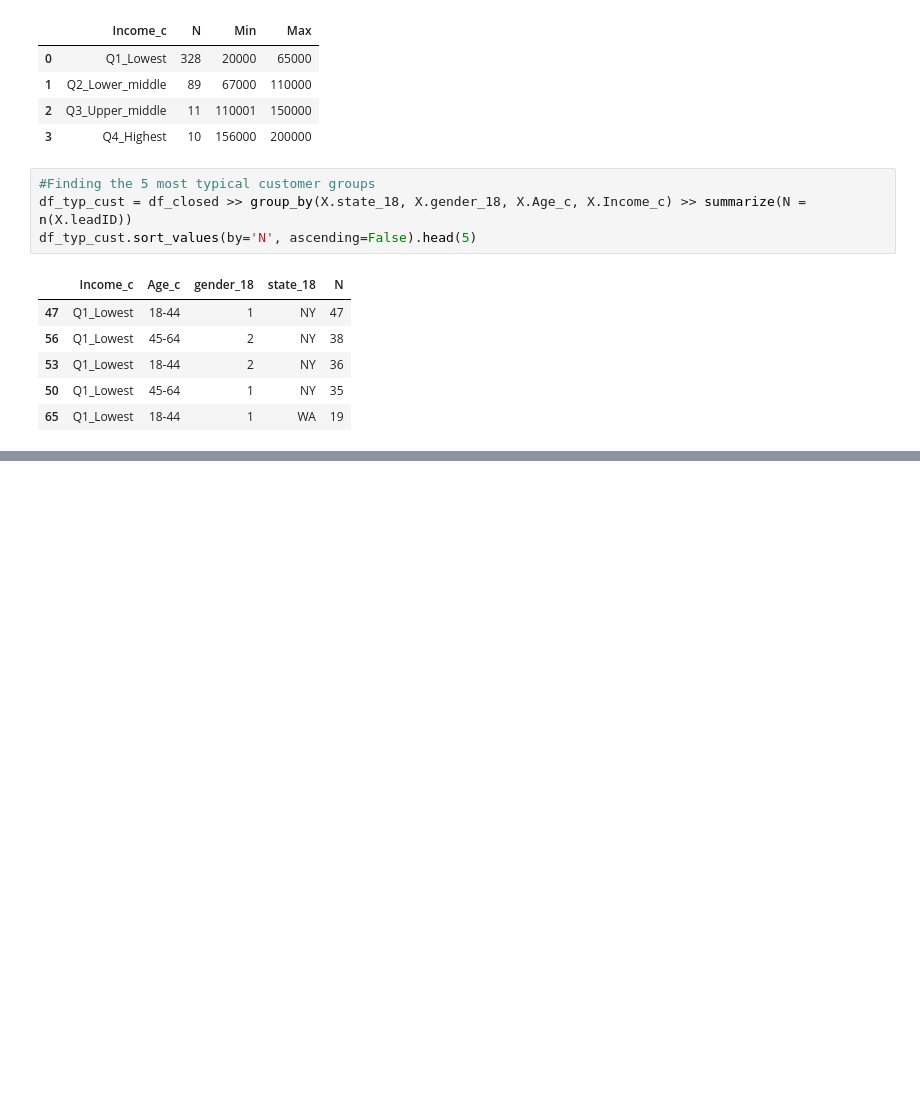
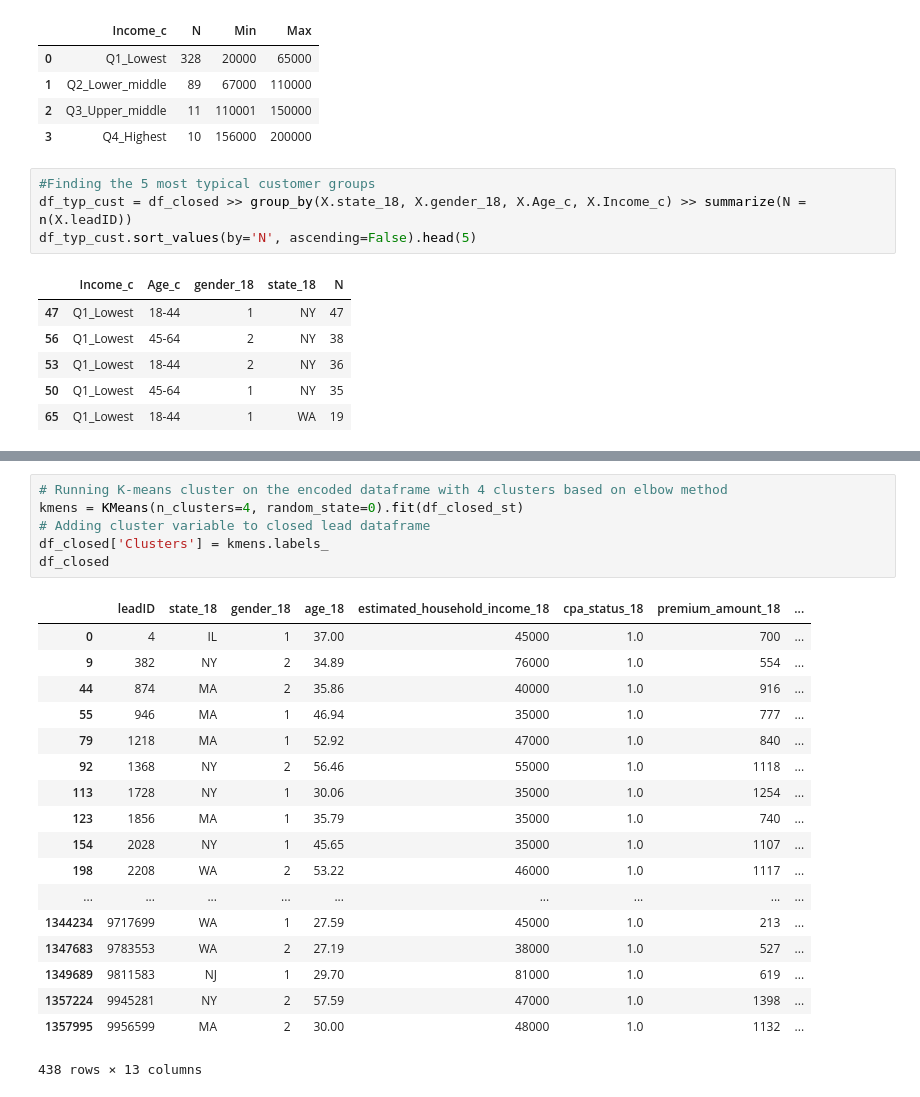
Before and after one commit to ZsoltNagy86/ABC_LLC_Leads, a Jupyter notebook: ABC_LLC_Leads.ipynb, the cells around one changed output, grey strips where cells are left out. Saved outputs shown, nothing was run; the diff lists cells and outputs as text; blank space fills up the shorter version.

```diff
--- a/ABC_LLC_Leads.ipynb
+++ b/ABC_LLC_Leads.ipynb
@@ -259,0 +351,25 @@ df_typ_cust.sort_values(by='N', ascending=False).head(5)
+# %%
+# Running K-means cluster on the encoded dataframe with 4 clusters based on elbow method
+kmens = KMeans(n_clusters=4, random_state=0).fit(df_closed_st)
+# Adding cluster variable to closed lead dataframe
+df_closed['Clusters'] = kmens.labels_
+df_closed
+# %% [output]
+|  | leadID | state_18 | gender_18 | age_18 | estimated_household_income_18 | cpa_status_18 | premium_amount_18 | ... |
+| 0 | 4 | IL | 1 | 37.00 | 45000 | 1.0 | 700 | ... |
+| 9 | 382 | NY | 2 | 34.89 | 76000 | 1.0 | 554 | ... |
+| 44 | 874 | MA | 2 | 35.86 | 40000 | 1.0 | 916 | ... |
+| 55 | 946 | MA | 1 | 46.94 | 35000 | 1.0 | 777 | ... |
+| 79 | 1218 | MA | 1 | 52.92 | 47000 | 1.0 | 840 | ... |
+| 92 | 1368 | NY | 2 | 56.46 | 55000 | 1.0 | 1118 | ... |
+| 113 | 1728 | NY | 1 | 30.06 | 35000 | 1.0 | 1254 | ... |
+| 123 | 1856 | MA | 1 | 35.79 | 35000 | 1.0 | 740 | ... |
+| 154 | 2028 | NY | 1 | 45.65 | 35000 | 1.0 | 1107 | ... |
+| 198 | 2208 | WA | 2 | 53.22 | 46000 | 1.0 | 1117 | ... |
+| ... | ... | ... | ... | ... | ... | ... | ... | ... |
+| 1344234 | 9717699 | WA | 1 | 27.59 | 45000 | 1.0 | 213 | ... |
+| 1347683 | 9783553 | WA | 2 | 27.19 | 38000 | 1.0 | 527 | ... |
+| 1349689 | 9811583 | NJ | 1 | 29.70 | 81000 | 1.0 | 619 | ... |
+| 1357224 | 9945281 | NY | 2 | 57.59 | 47000 | 1.0 | 1398 | ... |
+| 1357995 | 9956599 | MA | 2 | 30.00 | 48000 | 1.0 | 1132 | ... |
+438 rows × 13 columns
```
Also changed, not shown: parts of 13 cells of this notebook, 2 other files.
